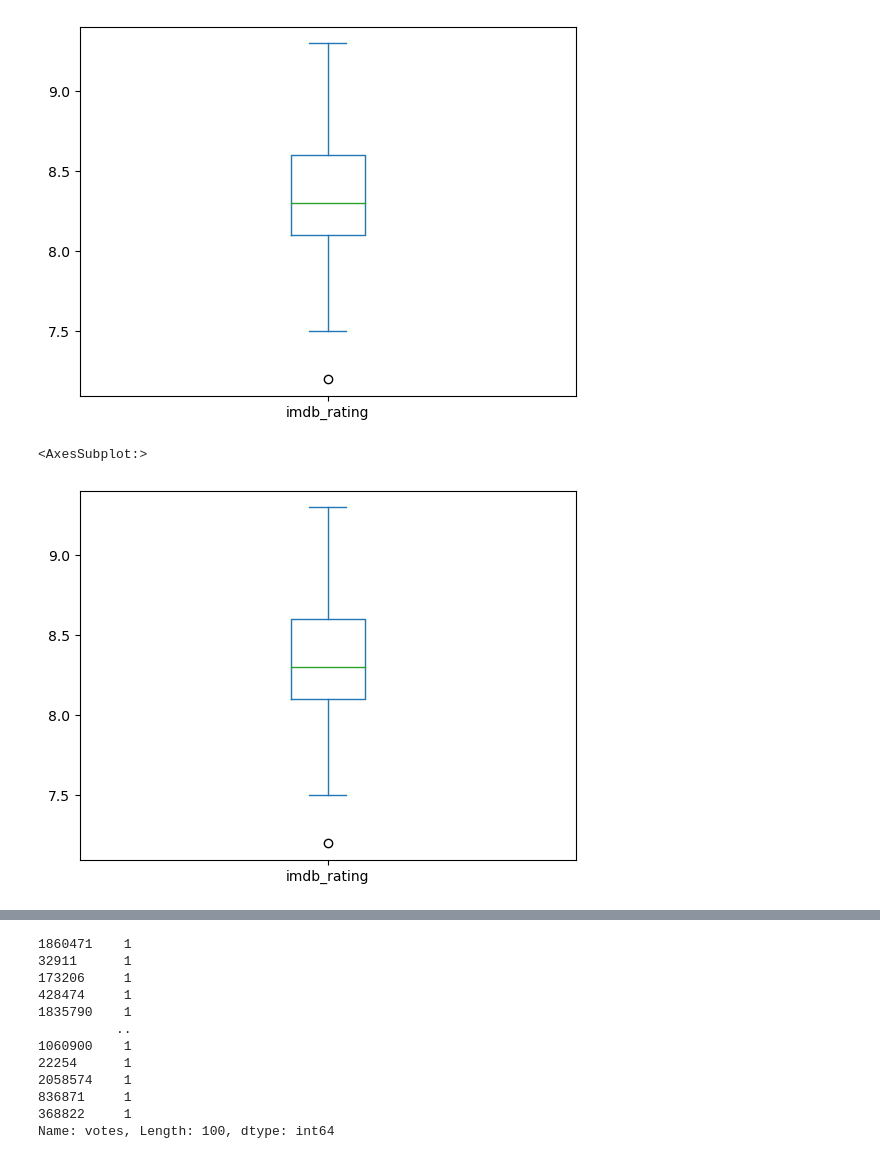
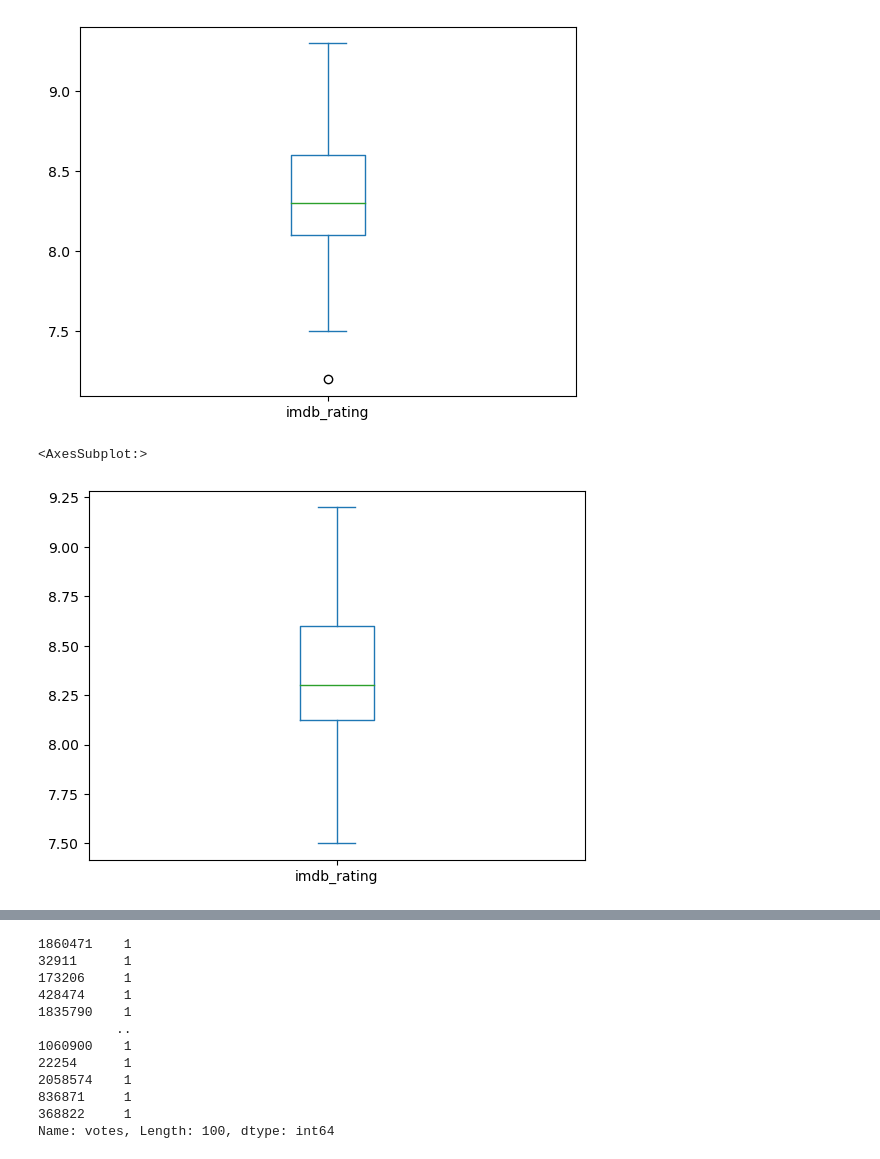
Before and after one commit to dalikey/portfolio-data-science, a Jupyter notebook: Portfolio assignment 6.ipynb, the cells around one changed output, grey strips where cells are left out. Drawn from its saved outputs; the diff is of its cells as text; code cells hidden in the pictures.

```diff
--- a/Portfolio assignment 6.ipynb
+++ b/Portfolio assignment 6.ipynb
@@ -223,10 +198,12 @@ df['imdb_rating'].plot(kind='box')
 <AxesSubplot:>
 [figure]
 # %%
-df['imdb_rating'].plot(kind='box')
+noOutlier = df[(df['imdb_rating'] > 7.2)&(df['imdb_rating'] < 9.3)]
-# %% [output]
-<AxesSubplot:>
-[figure, removed]
+# %%
+noOutlier['imdb_rating'].plot(kind='box')
+# %% [output]
+<AxesSubplot:>
+[figure, added]
 # %%
 df.describe()
 # %% [output]
```
Also changed, not shown: parts of 19 cells of this notebook, 1 other file.
